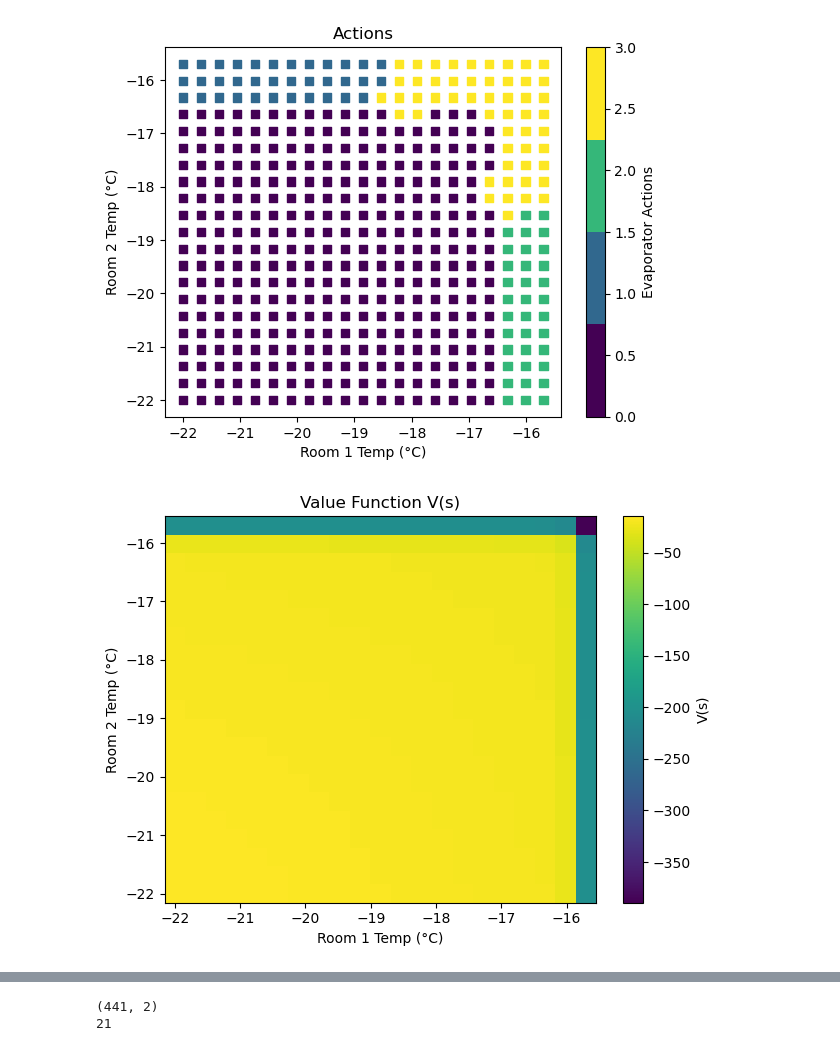
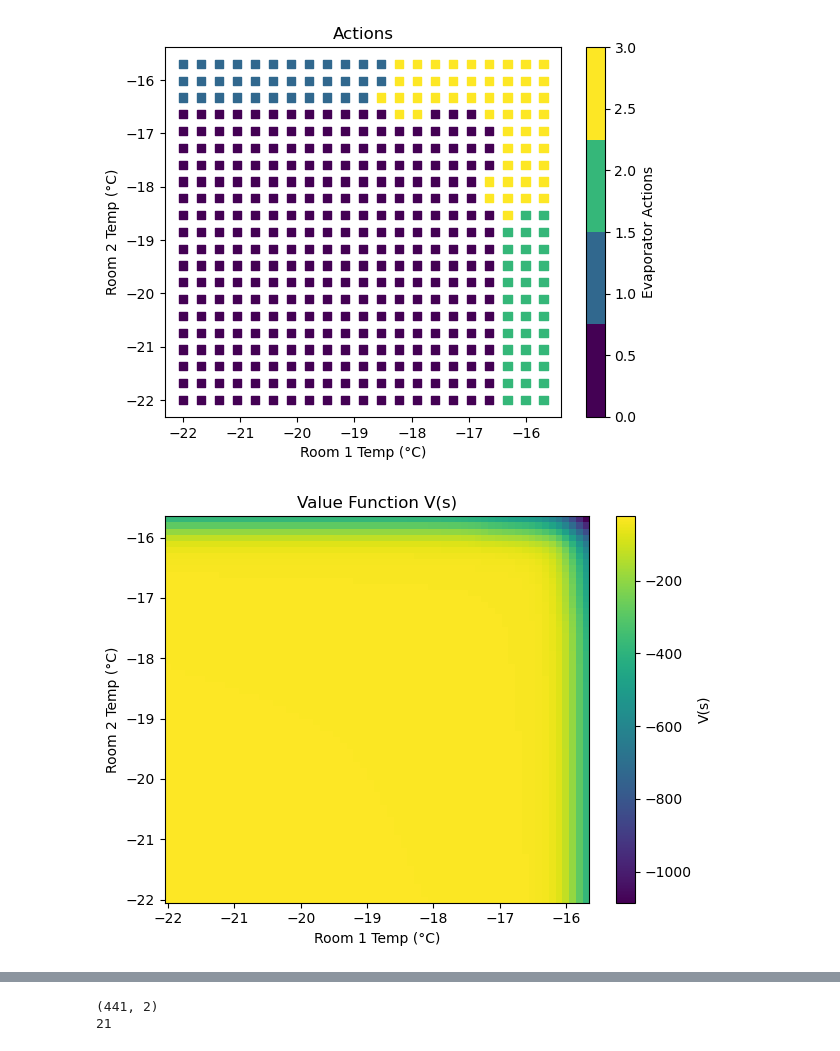
Before and after one commit to ArghavanZ/Industrial-Refrigeration, a Jupyter notebook: scripts/DP_test.ipynb, the cells around one changed output, grey strips where cells are left out. Drawn from its saved outputs; the diff is of its cells as text; code cells hidden in the pictures.

```diff
--- a/scripts/DP_test.ipynb
+++ b/scripts/DP_test.ipynb
@@ -45,10 +45,10 @@ state_space =  env_params["env"]["state_space"]  # State space representation
 min_room_temp = np.asarray( env_params["rooms"]["room_min_temp"])  # Minimum room temperature for violation
 max_room_temp = np.asarray( env_params["rooms"]["room_max_temp"])  # Maximum room temperature for violation
 # %%
-Dp = np.load(f"{ROOT}/scripts/DP_discrete_150_100_old.npz")
+Dp = np.load(f"{ROOT}/scripts/DP_Tsuction_100_185.npz")
 pi = Dp['Pi_vi']
 vi = Dp['V_vi']
-N = 21
+N = 63
 room_vals = np.linspace(-22.0, -15.7, num=N, dtype=np.float64)
 V_MIN, V_MAX = float(room_vals[0]), float(room_vals[-1])
 DX = (V_MAX - V_MIN) / (N - 1)
@@ -132,19 +188,19 @@ Text(0, 0.5, 'Room 2 Temp (°C)')
 # %%
 
 plt.figure()
 plt.title("Value Function V(s)")
 plt.xlabel("Room 1 Temp (°C)")
 plt.ylabel("Room 2 Temp (°C)")
 # Use pcolormesh with the meshgrid for correct axes
-plt.pcolormesh(mesh_x_p, mesh_y_p, vi, shading="auto")
+plt.pcolormesh(mesh_x, mesh_y, vi, shading="auto")
 plt.colorbar(label="V(s)")
 # Optional: if you want -15 on the left/top visually:
 # plt.gca().invert_xaxis()
 # plt.gca().invert_yaxis()
 plt.tight_layout()
 plt.show()
 # %% [output]
-[figure, old version]
+[figure, new version]
 # %%
 plt.figure()
 plt.title("Value Function V(s)")
```
Also changed, not shown: parts of 3 cells of this notebook, 2 other files.
